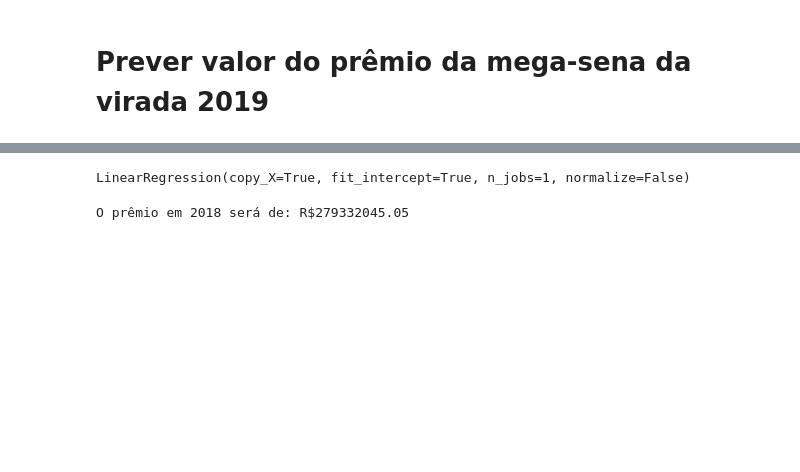
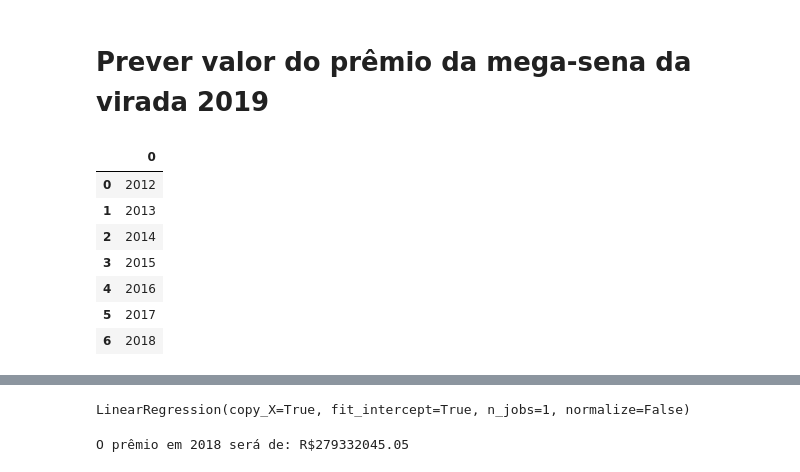
Before and after one commit to gabrielveigalima/Machine-learning, a Jupyter notebook: Prever valor da mega-sena da virada 2018.ipynb, the cells around one changed output, grey strips where cells are left out. Saved outputs shown, nothing was run; the diff lists cells and outputs as text; code cells hidden in the pictures; blank space fills up the shorter version.

```diff
--- a/Prever valor da mega-sena da virada 2018.ipynb
+++ b/Prever valor da mega-sena da virada 2018.ipynb
@@ -10,0 +17,11 @@ ano   = [[2012],[2013],[2014],[2015],[2016],[2017]]
+# %%
+df
+# %% [output]
+|  | 0 |
+| 0 | 2012 |
+| 1 | 2013 |
+| 2 | 2014 |
+| 3 | 2015 |
+| 4 | 2016 |
+| 5 | 2017 |
+| 6 | 2018 |
```
Also changed, not shown: parts of 8 cells of this notebook.
